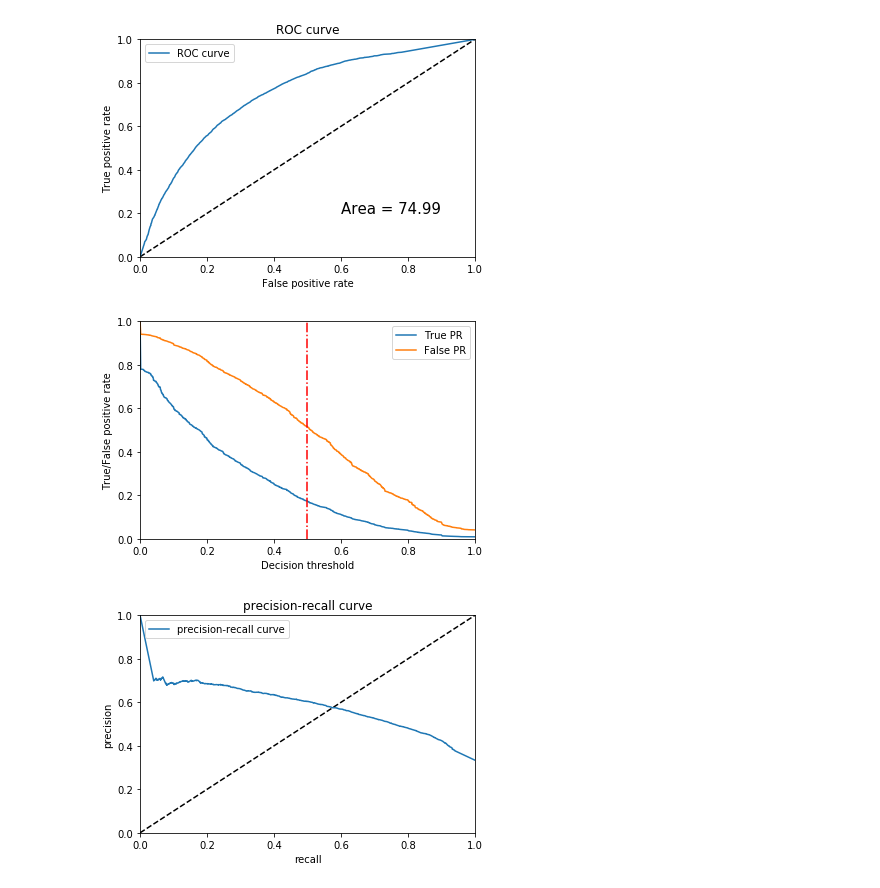
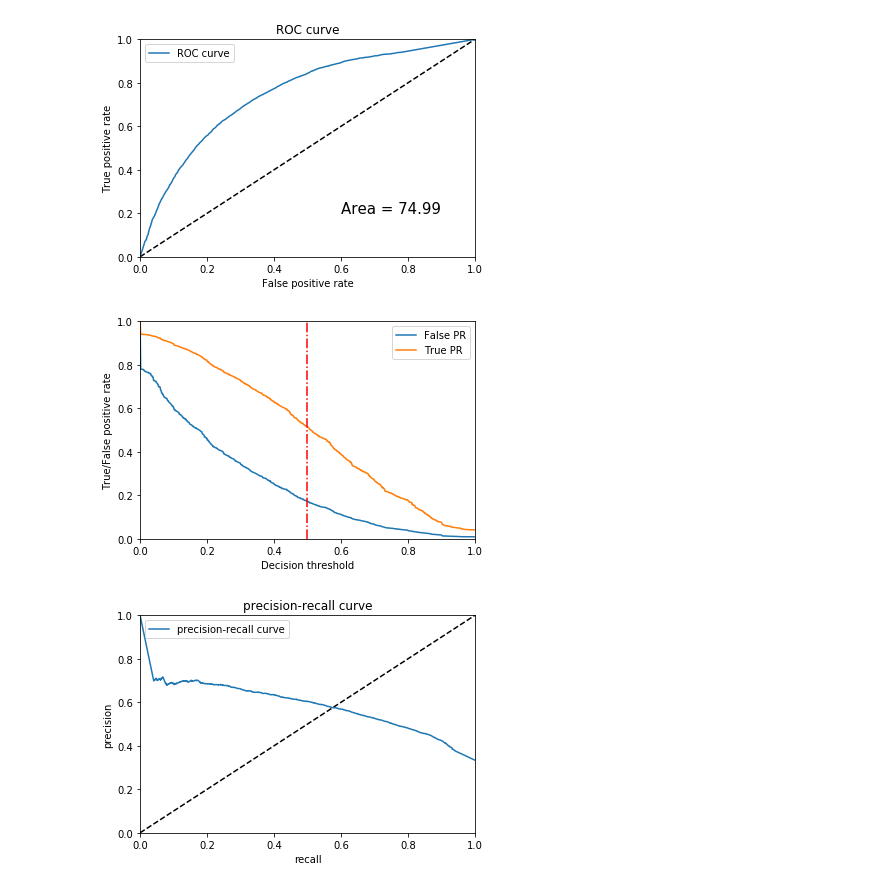
Before and after one commit to jnpicao/LDSSA-batch3-workspace, a Jupyter notebook: Capstone/classifier_workflow.ipynb, the cells around one changed output. Saved outputs shown, nothing was run; the diff lists cells and outputs as text; code cells hidden in the pictures.

```diff
--- a/Capstone/classifier_workflow.ipynb
+++ b/Capstone/classifier_workflow.ipynb
@@ -430,22 +524,22 @@ plt.show()
 [figure]
 # %%
 plt.figure(2)
-plt.plot(thresholds_roc, fpr , label='True PR')
-plt.plot(thresholds_roc, tpr, label='False PR')
+plt.plot(thresholds_roc, fpr , label='False PR')
+plt.plot(thresholds_roc, tpr, label='True PR')
 
 plt.axvline(x=decision_thr, color='r', linestyle='-.')
 
 plt.xlabel('Decision threshold')
 plt.ylabel('True/False positive rate')
 #plt.title('ROC curve')
 
 plt.xlim(0, 1)
 plt.ylim(0, 1)
 
 plt.legend(loc='best')
 plt.show()
 # %% [output]
-[figure, old version]
+[figure, new version]
 # %%
 precision_vec, recall_vec, thresholds_pr = precision_recall_curve(y_test, y_prob)
 # %%
```
Also changed, not shown: parts of 11 cells of this notebook.
